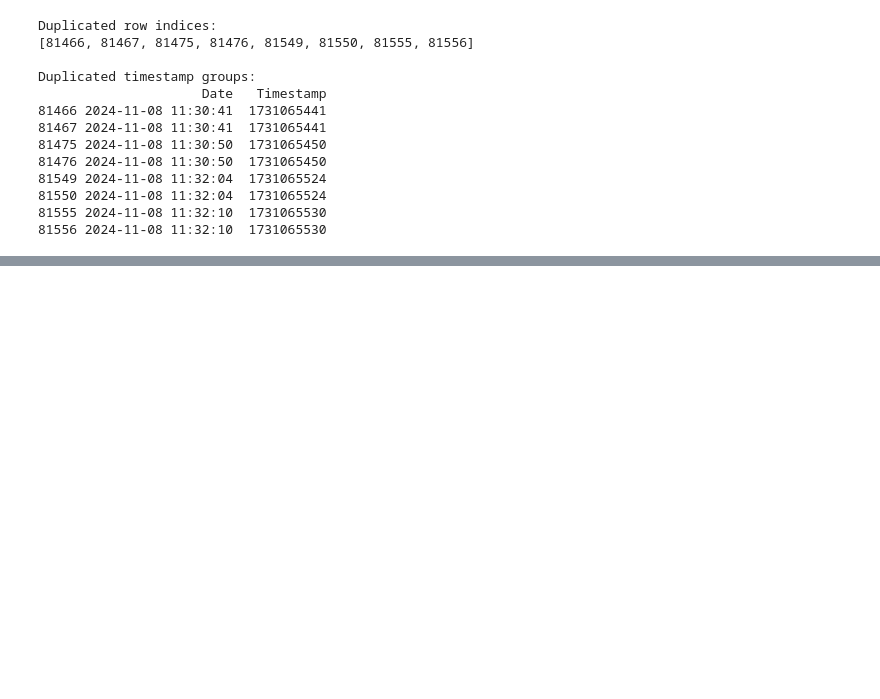
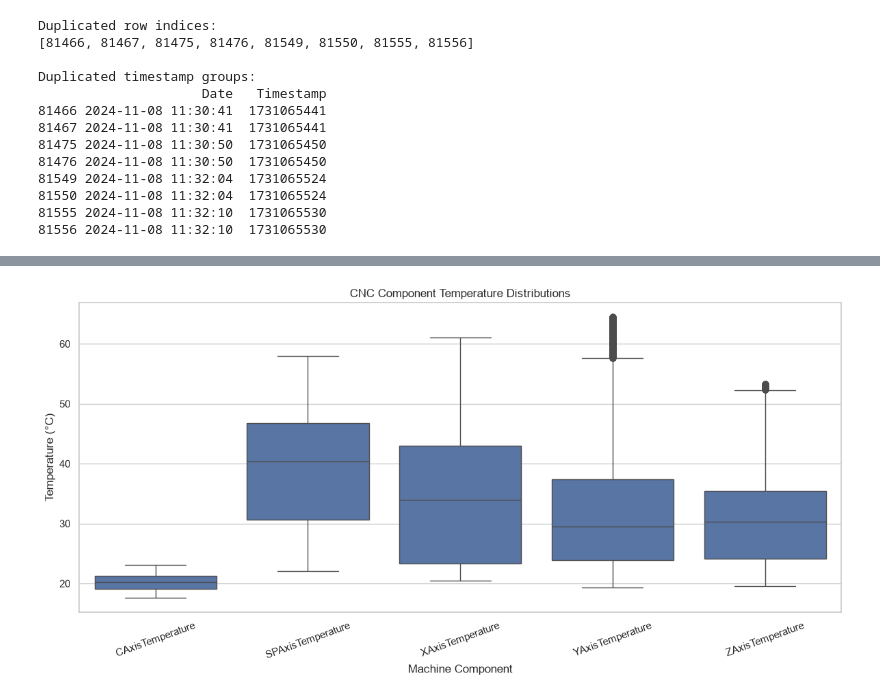
Before and after one commit to mochilooo/2026-10-BILBAO-FT-Data-Science, a Jupyter notebook: 2-Data_Analysis/EDA/EDA_YERAY.ipynb, the cells around one changed output, grey strips where cells are left out. Cells and saved outputs as stored; diff of their text form; code cells hidden in the pictures; blank space fills up the shorter version.

```diff
--- a/2-Data_Analysis/EDA/EDA_YERAY.ipynb
+++ b/2-Data_Analysis/EDA/EDA_YERAY.ipynb
@@ -534,0 +625,12 @@ Duplicated timestamp groups:
+# %%
+# Identify CNC temperature variables
+
+temperature_cols = [
+    col for col in cnc.columns
+    if "Temperature" in col
+]
+
+# Calculate descriptive statistics
+temperature_stats = cnc[temperature_cols].describe().T
+
+temperature_stats
@@ -534,0 +644,24 @@ Duplicated timestamp groups:
+# %%
+# Compare CNC component temperature distributions
+
+plt.figure(figsize=(12, 6))
+
+temperature_data = cnc[temperature_cols].melt(
+    var_name="Component",
+    value_name="Temperature"
+)
+
+sns.boxplot(
+    data=temperature_data,
+    x="Component",
+    y="Temperature"
+)
+
+plt.title("CNC Component Temperature Distributions")
+plt.xlabel("Machine Component")
+plt.ylabel("Temperature (°C)")
+plt.xticks(rotation=20)
+plt.tight_layout()
+plt.show()
+# %% [output]
+[figure, added]
```
Also changed, not shown: parts of 30 cells of this notebook, 2 other files.
